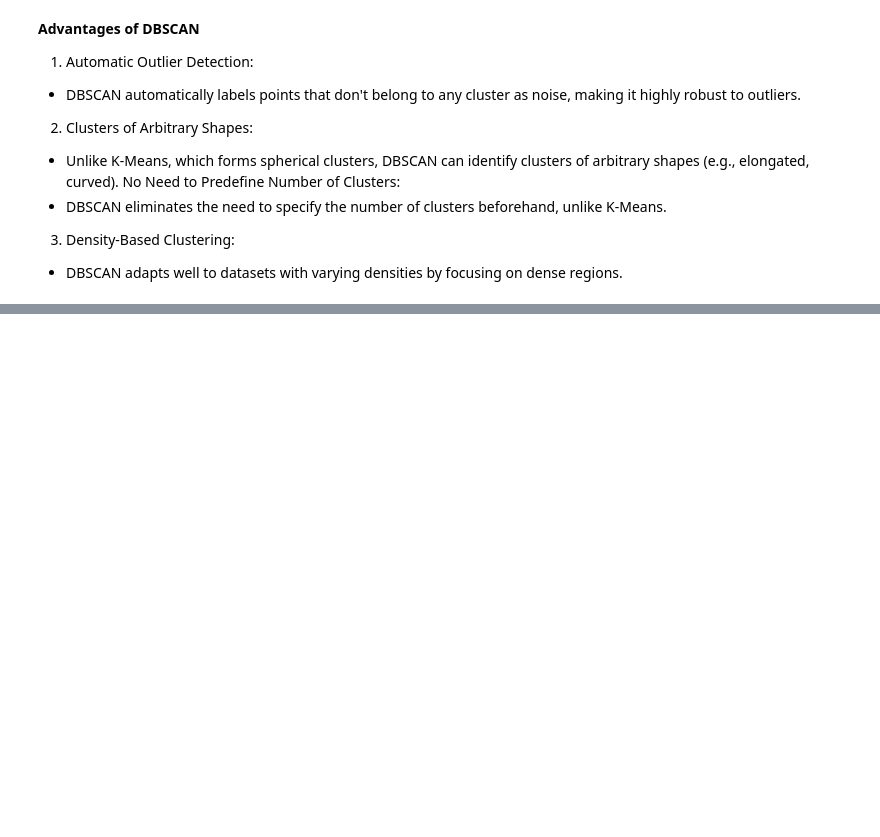
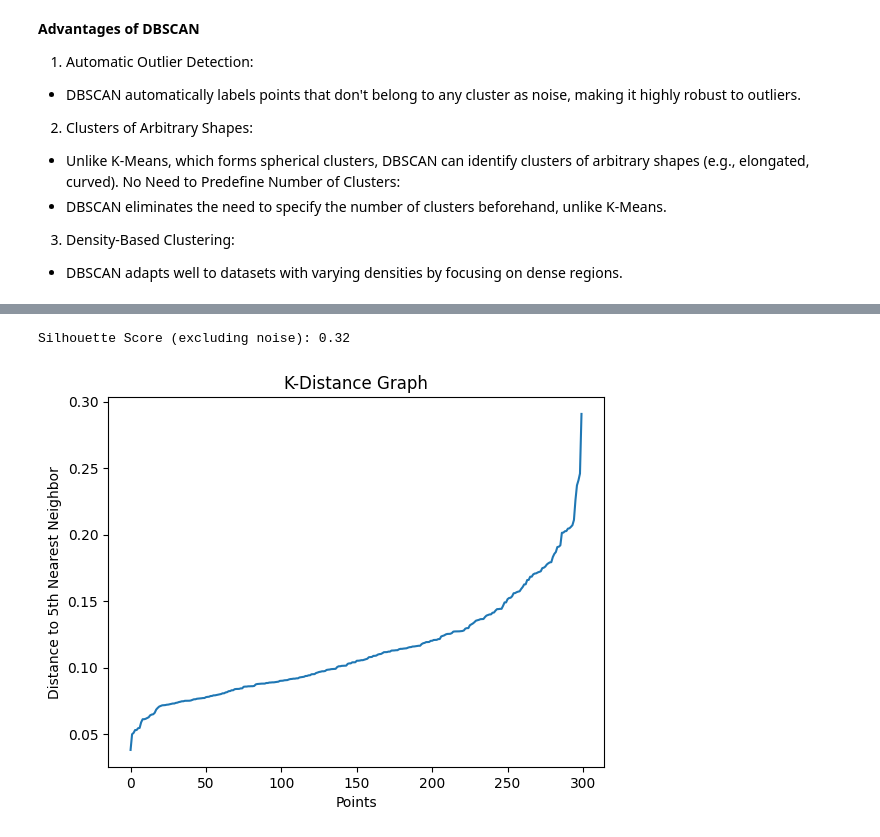
Before and after one commit to arjunravi26/Data-Science-Bootcamp, a Jupyter notebook: Week 19/Clustering/dbscan.ipynb, the cells around one changed output, grey strips where cells are left out. Cells and saved outputs as stored; diff of their text form; code cells hidden in the pictures; blank space fills up the shorter version.

```diff
--- a/Week 19/Clustering/dbscan.ipynb
+++ b/Week 19/Clustering/dbscan.ipynb
@@ -34,0 +111,27 @@ No Need to Predefine Number of Clusters:
+# %%
+# Exclude noise points (-1) from Silhouette Score calculation
+filtered_labels = labels[labels != -1]
+filtered_data = X[labels != -1]
+
+score = silhouette_score(filtered_data, filtered_labels)
+# A Silhouette Score closer to 1 indicates well-separated clusters.
+print(f"Silhouette Score (excluding noise): {score:.2f}")
+# %% [output]
+Silhouette Score (excluding noise): 0.32
+# %%
+from sklearn.neighbors import NearestNeighbors
+import numpy as np
+
+# Fit NearestNeighbors
+neighbors = NearestNeighbors(n_neighbors=5).fit(X)
+distances, _ = neighbors.kneighbors(X)
+
+# Sort distances for k-distance plot
+distances = np.sort(distances[:, -1])
+plt.plot(distances)
+plt.title("K-Distance Graph")
+plt.xlabel("Points")
+plt.ylabel("Distance to 5th Nearest Neighbor")
+plt.show()
+# %% [output]
+[figure, added]
```
Also changed, not shown: parts of 9 cells of this notebook, 5 other files.
